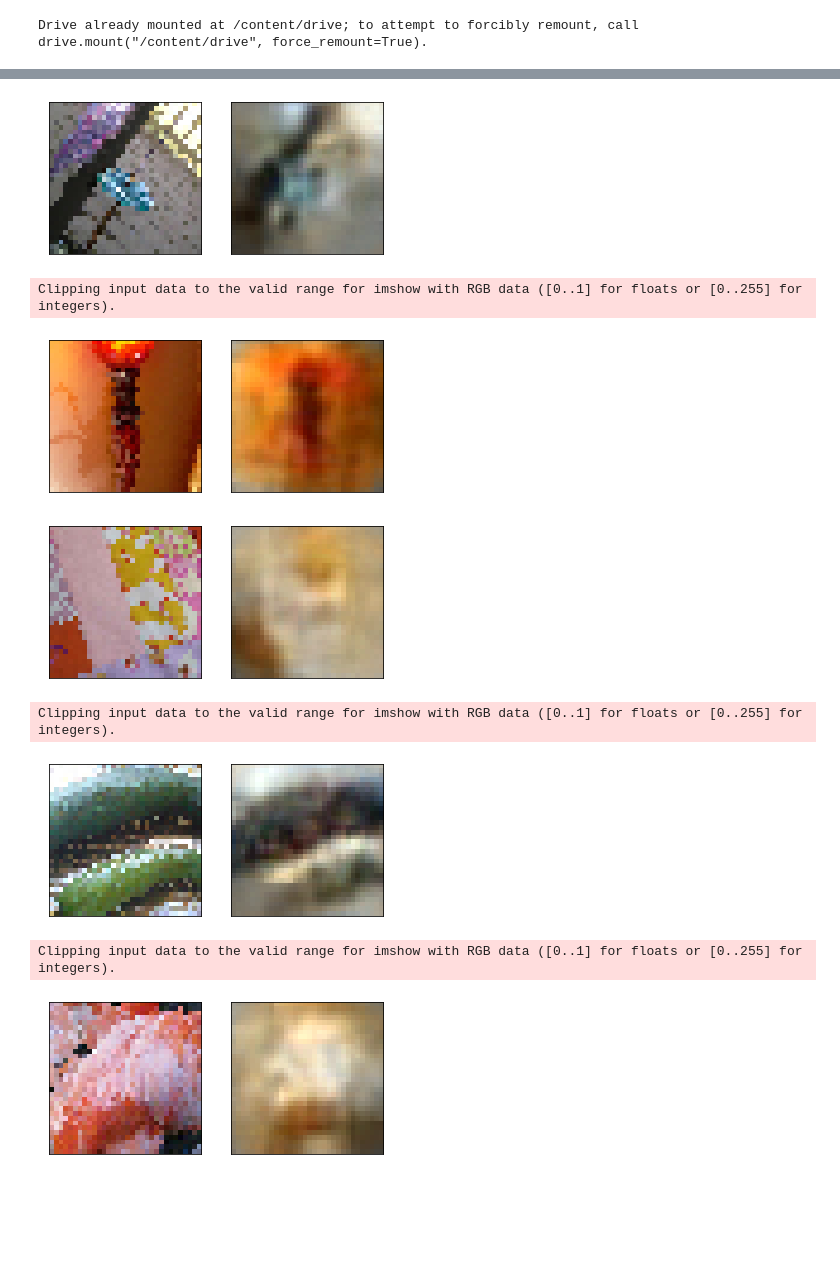
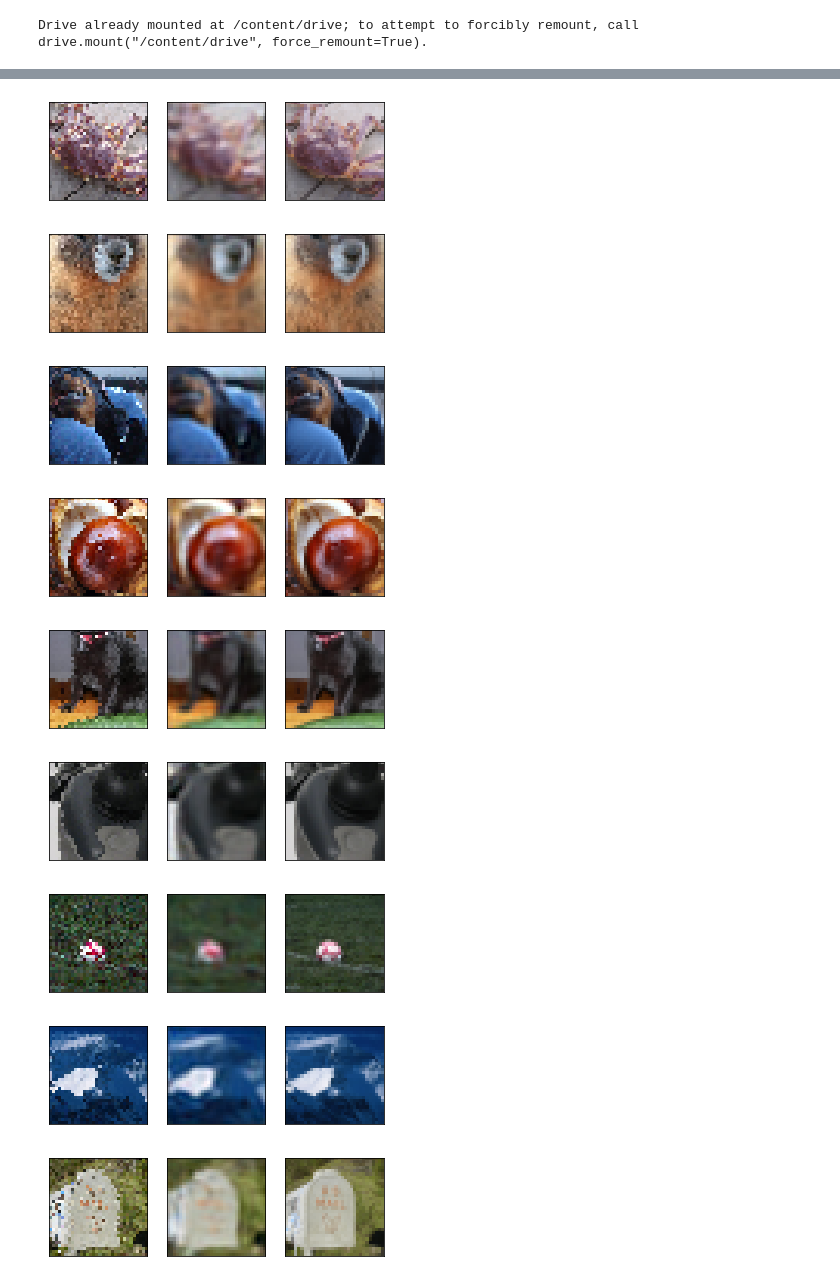
Before and after one commit to teocala/Mini-Projects-DeepL, a Jupyter notebook: Proj_284260_342454_342763/Miniproject_1/Colab_Notebook_Matteo.ipynb, the cells around one changed output, grey strips where cells are left out. Cells and saved outputs as stored; diff of their text form; code cells hidden in the pictures; blank space fills up the shorter version.

```diff
--- a/Proj_284260_342454_342763/Miniproject_1/Colab_Notebook_Matteo.ipynb
+++ b/Proj_284260_342454_342763/Miniproject_1/Colab_Notebook_Matteo.ipynb
@@ -15,7 +15,7 @@ import matplotlib.pyplot as plt
 def psnr(denoised, ground_truth):
     # Peak Signal to Noise Ratio : denoised and ground˙truth have range [0 , 1]
     mse = torch . mean ((denoised - ground_truth ) ** 2)
-    return -10 * torch . log10 ( mse + 10** -8)
+    return -10 * torch . log10 ( mse/ (255**2) + 10** -8)
 # %%
 ### For mini-project 1
 class Model(nn.Module):
@@ -118,7 +111,7 @@ class Model(nn.Module):
 
         return y
 # %%
-def main(training=True,images_to_visualize='train'):
+def main(training=True,images_to_visualize='train', num_epochs=20):
 
     device = torch.device('cuda')
 
@@ -154,10 +147,14 @@ def main(training=True,images_to_visualize='train'):
 
     if (training == True):
       print('Training the model...')
-      model.train(train_input, train_target)
+      model.train(train_input, train_target, num_epochs=num_epochs)
     else:
       checkpoint = torch.load(path_to_model)
       model.load_state_dict(checkpoint)
+
+    # Clear memory
+    del train_input, train_target
+    torch.cuda.empty_cache()
 
     # Save the model
     torch.save(model.state_dict(),path_to_model)
@@ -182,14 +179,16 @@ def main(training=True,images_to_visualize='train'):
               pred = model.predict(train_input).cpu()
           train_input = train_input.cpu()
           images = train_input
+          ref = train_target.cpu()
       elif (images_to_visualize == "test"):
           pred = prediction
           test_input = test_input.cpu()
           images = test_input
           pred = pred.cpu()
+          ref = test_target.cpu()
       else:
           raise RuntimeError("Che cazzo hai messo coglione")
-      n_comparisons = 5
+      n_comparisons = 10
       for i in range(n_comparisons):
           f = plt.figure()
           f.add_subplot(1, 3, 1)
@@ -206,6 +205,6 @@ def main(training=True,images_to_visualize='train'):
           fig3.axes.get_yaxis().set_visible(False)
           plt.show(block=True)
 # %%
-main(training=True,images_to_visualize='train') # images_to_visualize='train','test','no'
+main(training=True,images_to_visualize='test', num_epochs=25) # images_to_visualize='train','test','no'
 # %% [output]
 Loading the data...
@@ -228,8 +220,9 @@ The PSNR on the validation set is -32.73133087158203 DB
-[figure, old version]
+[figure, new version]
-Clipping input data to the valid range for imshow with RGB data ([0..1] for floats or [0..255] for integers).
-[figure, old version]
+[figure, new version]
-[figure, old version]
+[figure, new version]
-Clipping input data to the valid range for imshow with RGB data ([0..1] for floats or [0..255] for integers).
-[figure, old version]
+[figure, new version]
-Clipping input data to the valid range for imshow with RGB data ([0..1] for floats or [0..255] for integers).
-[figure, old version]
+[figure, new version]
+[figure, added]
+[figure, added]
+[figure, added]
+[figure, added]
```
Also changed, not shown: parts of 2 cells of this notebook.
